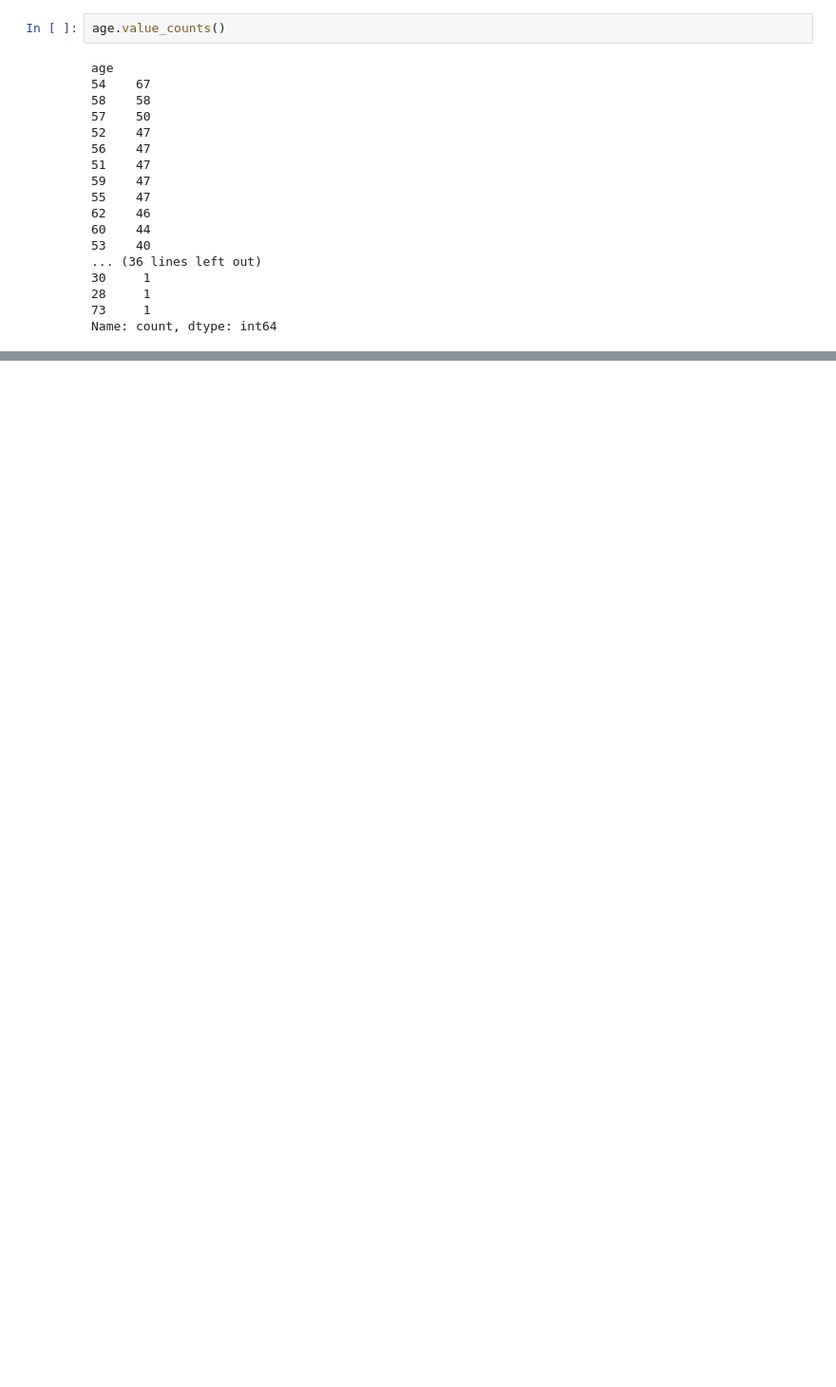
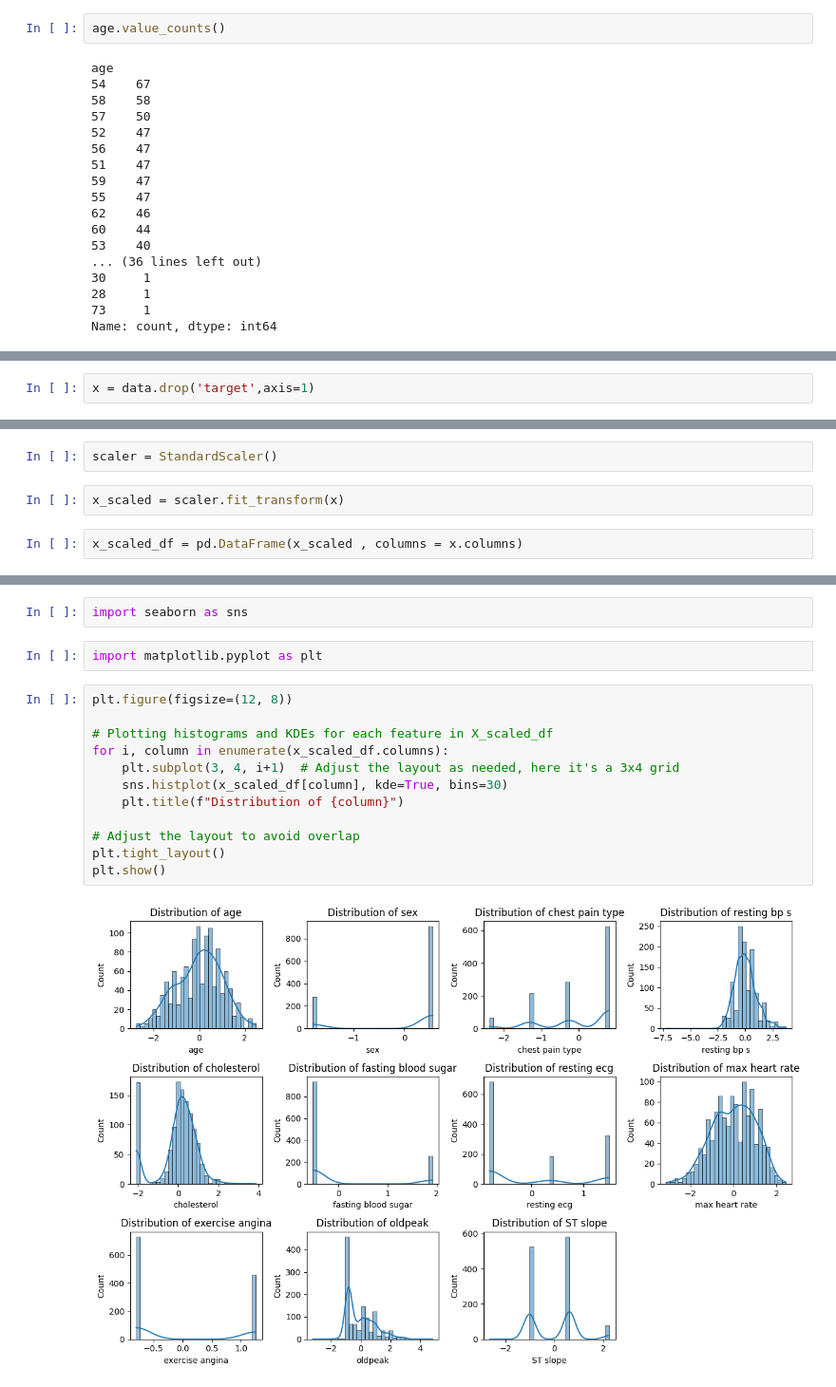
Before and after one commit to devilhunterrr221/disease-prediction-model, a Jupyter notebook: Notebook/Cleaning.ipynb, the cells around one changed output, grey strips where cells are left out. Shown at 95% size. Cells and saved outputs as stored; diff of their text form; blank space fills up the shorter version.

```diff
--- a/Notebook/Cleaning.ipynb
+++ b/Notebook/Cleaning.ipynb
@@ -86,0 +137,2 @@ Name: count, dtype: int64
+# %%
+x = data.drop('target',axis=1)
@@ -86,0 +141,6 @@ Name: count, dtype: int64
+# %%
+scaler = StandardScaler()
+# %%
+x_scaled = scaler.fit_transform(x)
+# %%
+x_scaled_df = pd.DataFrame(x_scaled , columns = x.columns)
@@ -86,0 +163,18 @@ Name: count, dtype: int64
+# %%
+import seaborn as sns
+# %%
+import matplotlib.pyplot as plt
+# %%
+plt.figure(figsize=(12, 8))
+
+# Plotting histograms and KDEs for each feature in X_scaled_df
+for i, column in enumerate(x_scaled_df.columns):
+    plt.subplot(3, 4, i+1)  # Adjust the layout as needed, here it's a 3x4 grid
+    sns.histplot(x_scaled_df[column], kde=True, bins=30)
+    plt.title(f"Distribution of {column}")
+
+# Adjust the layout to avoid overlap
+plt.tight_layout()
+plt.show()
+# %% [output]
+[figure, added]
```
Also changed, not shown: parts of 20 cells of this notebook.
